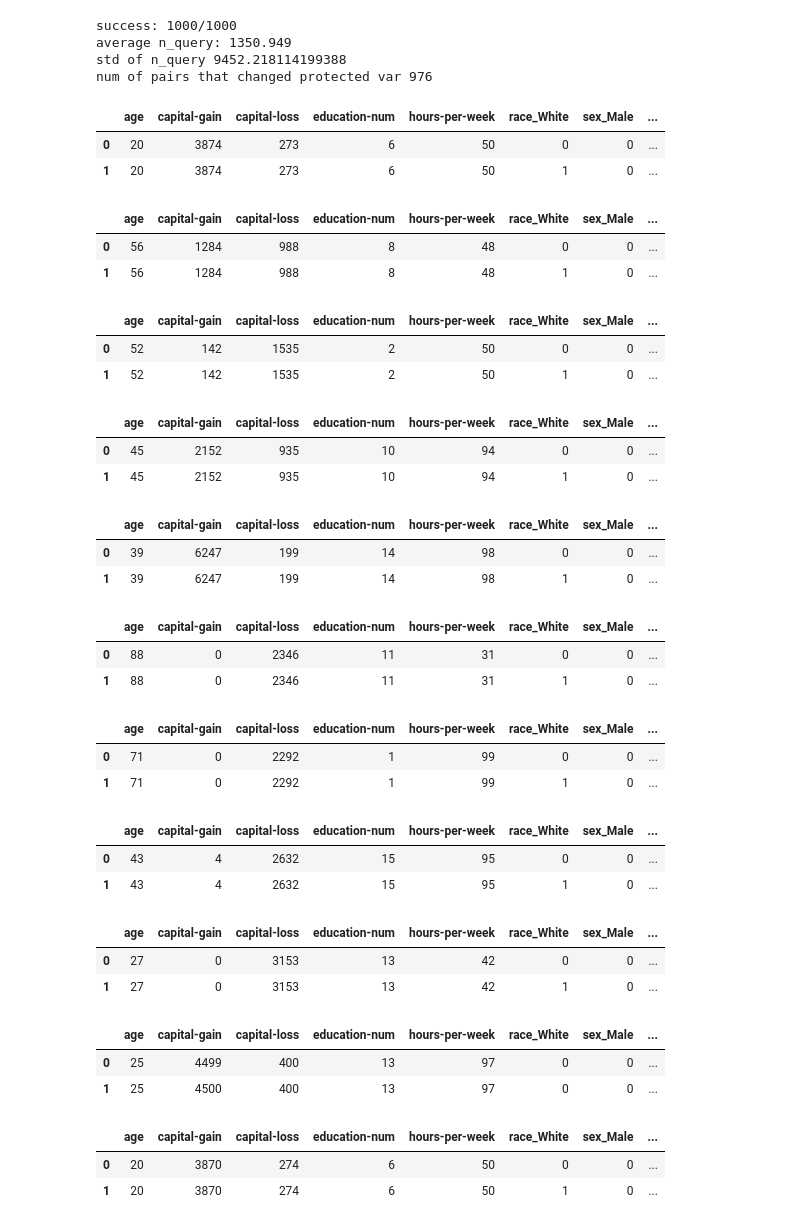
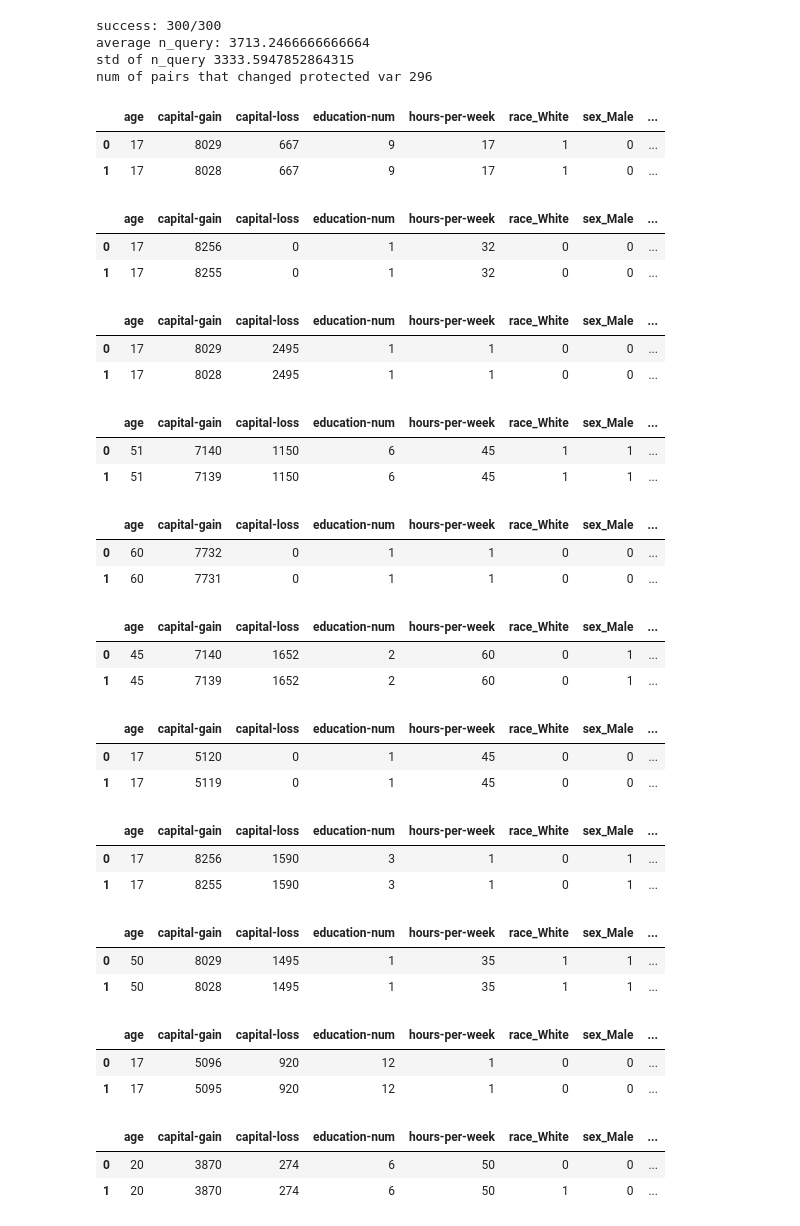
Before and after one commit to UnitDan/substantiating-for-fairness-auditing, a Jupyter notebook: baseline.ipynb, the cells around one changed output. Saved outputs shown, nothing was run; the diff lists cells and outputs as text; code cells hidden in the pictures.

```diff
--- a/baseline.ipynb
+++ b/baseline.ipynb
@@ -24,12 +24,12 @@ def statistics(log_path, protected_var):
     n_query = np.array(n_query)
     print('success:', f'{n_success}/{n_total}', '\naverage n_query:', n_query.mean(), '\nstd of n_query',  n_query.std(), '\nnum of pairs that changed protected var', n_sensitive_change)
 # %%
-statistics('Causal_race_White_test_black', protected_var='race_White')
+statistics('select_RF_range', protected_var='race_White')
 # %% [output]
-success: 1000/1000
-average n_query: 1350.949
-std of n_query 9452.218114199388
-num of pairs that changed protected var 976
+success: 300/300
+average n_query: 3713.2466666666664
+std of n_query 3333.5947852864315
+num of pairs that changed protected var 296
 # %%
 def show_pairs(log_path, show_range=None):
     with open(os.path.join('log', f'{log_path}.log'),'r') as f:
@@ -44,38 +44,38 @@ def show_pairs(log_path, show_range=None):
                 p = torch.tensor(eval(p))
                 display(adult.get_original_feature(p))
 # %%
-show_pairs('Causal_race_White_test_black', [10, 20])
+show_pairs('select_RF_fool', [10, 20])
 # %% [output]
 |  | age | capital-gain | capital-loss | education-num | hours-per-week | race_White | sex_Male | ... |
-| 0 | 20 | 3874 | 273 | 6 | 50 | 0 | 0 | ... |
-| 1 | 20 | 3874 | 273 | 6 | 50 | 1 | 0 | ... |
+| 0 | 17 | 8029 | 667 | 9 | 17 | 1 | 0 | ... |
+| 1 | 17 | 8028 | 667 | 9 | 17 | 1 | 0 | ... |
 |  | age | capital-gain | capital-loss | education-num | hours-per-week | race_White | sex_Male | ... |
-| 0 | 56 | 1284 | 988 | 8 | 48 | 0 | 0 | ... |
-| 1 | 56 | 1284 | 988 | 8 | 48 | 1 | 0 | ... |
+| 0 | 17 | 8256 | 0 | 1 | 32 | 0 | 0 | ... |
+| 1 | 17 | 8255 | 0 | 1 | 32 | 0 | 0 | ... |
 |  | age | capital-gain | capital-loss | education-num | hours-per-week | race_White | sex_Male | ... |
-| 0 | 52 | 142 | 1535 | 2 | 50 | 0 | 0 | ... |
-| 1 | 52 | 142 | 1535 | 2 | 50 | 1 | 0 | ... |
+| 0 | 17 | 8029 | 2495 | 1 | 1 | 0 | 0 | ... |
+| 1 | 17 | 8028 | 2495 | 1 | 1 | 0 | 0 | ... |
 |  | age | capital-gain | capital-loss | education-num | hours-per-week | race_White | sex_Male | ... |
-| 0 | 45 | 2152 | 935 | 10 | 94 | 0 | 0 | ... |
-| 1 | 45 | 2152 | 935 | 10 | 94 | 1 | 0 | ... |
+| 0 | 51 | 7140 | 1150 | 6 | 45 | 1 | 1 | ... |
+| 1 | 51 | 7139 | 1150 | 6 | 45 | 1 | 1 | ... |
 |  | age | capital-gain | capital-loss | education-num | hours-per-week | race_White | sex_Male | ... |
-| 0 | 39 | 6247 | 199 | 14 | 98 | 0 | 0 | ... |
-| 1 | 39 | 6247 | 199 | 14 | 98 | 1 | 0 | ... |
+| 0 | 60 | 7732 | 0 | 1 | 1 | 0 | 0 | ... |
+| 1 | 60 | 7731 | 0 | 1 | 1 | 0 | 0 | ... |
 |  | age | capital-gain | capital-loss | education-num | hours-per-week | race_White | sex_Male | ... |
-| 0 | 88 | 0 | 2346 | 11 | 31 | 0 | 0 | ... |
-| 1 | 88 | 0 | 2346 | 11 | 31 | 1 | 0 | ... |
+| 0 | 45 | 7140 | 1652 | 2 | 60 | 0 | 1 | ... |
+| 1 | 45 | 7139 | 1652 | 2 | 60 | 0 | 1 | ... |
 |  | age | capital-gain | capital-loss | education-num | hours-per-week | race_White | sex_Male | ... |
-| 0 | 71 | 0 | 2292 | 1 | 99 | 0 | 0 | ... |
-| 1 | 71 | 0 | 2292 | 1 | 99 | 1 | 0 | ... |
+| 0 | 17 | 5120 | 0 | 1 | 45 | 0 | 0 | ... |
+| 1 | 17 | 5119 | 0 | 1 | 45 | 0 | 0 | ... |
 |  | age | capital-gain | capital-loss | education-num | hours-per-week | race_White | sex_Male | ... |
-| 0 | 43 | 4 | 2632 | 15 | 95 | 0 | 0 | ... |
-| 1 | 43 | 4 | 2632 | 15 | 95 | 1 | 0 | ... |
+| 0 | 17 | 8256 | 1590 | 3 | 1 | 0 | 1 | ... |
+| 1 | 17 | 8255 | 1590 | 3 | 1 | 0 | 1 | ... |
 |  | age | capital-gain | capital-loss | education-num | hours-per-week | race_White | sex_Male | ... |
-| 0 | 27 | 0 | 3153 | 13 | 42 | 0 | 0 | ... |
-| 1 | 27 | 0 | 3153 | 13 | 42 | 1 | 0 | ... |
+| 0 | 50 | 8029 | 1495 | 1 | 35 | 1 | 1 | ... |
+| 1 | 50 | 8028 | 1495 | 1 | 35 | 1 | 1 | ... |
 |  | age | capital-gain | capital-loss | education-num | hours-per-week | race_White | sex_Male | ... |
-| 0 | 25 | 4499 | 400 | 13 | 97 | 0 | 0 | ... |
-| 1 | 25 | 4500 | 400 | 13 | 97 | 0 | 0 | ... |
+| 0 | 17 | 5096 | 920 | 12 | 1 | 0 | 0 | ... |
+| 1 | 17 | 5095 | 920 | 12 | 1 | 0 | 0 | ... |
 # %%
 show_pairs('Causal_race_White_test_white', [10, 20])
 # %% [output]
```
Also changed, not shown: 23 other files.
